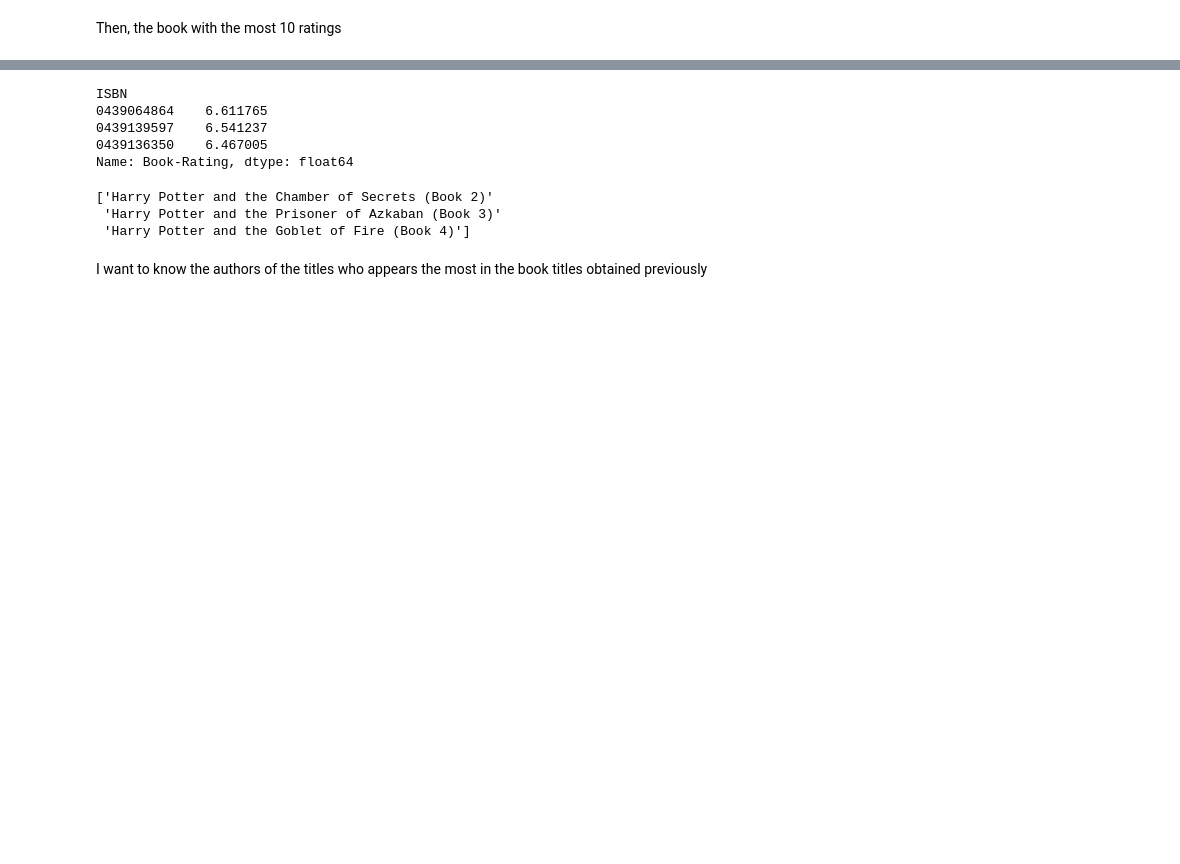
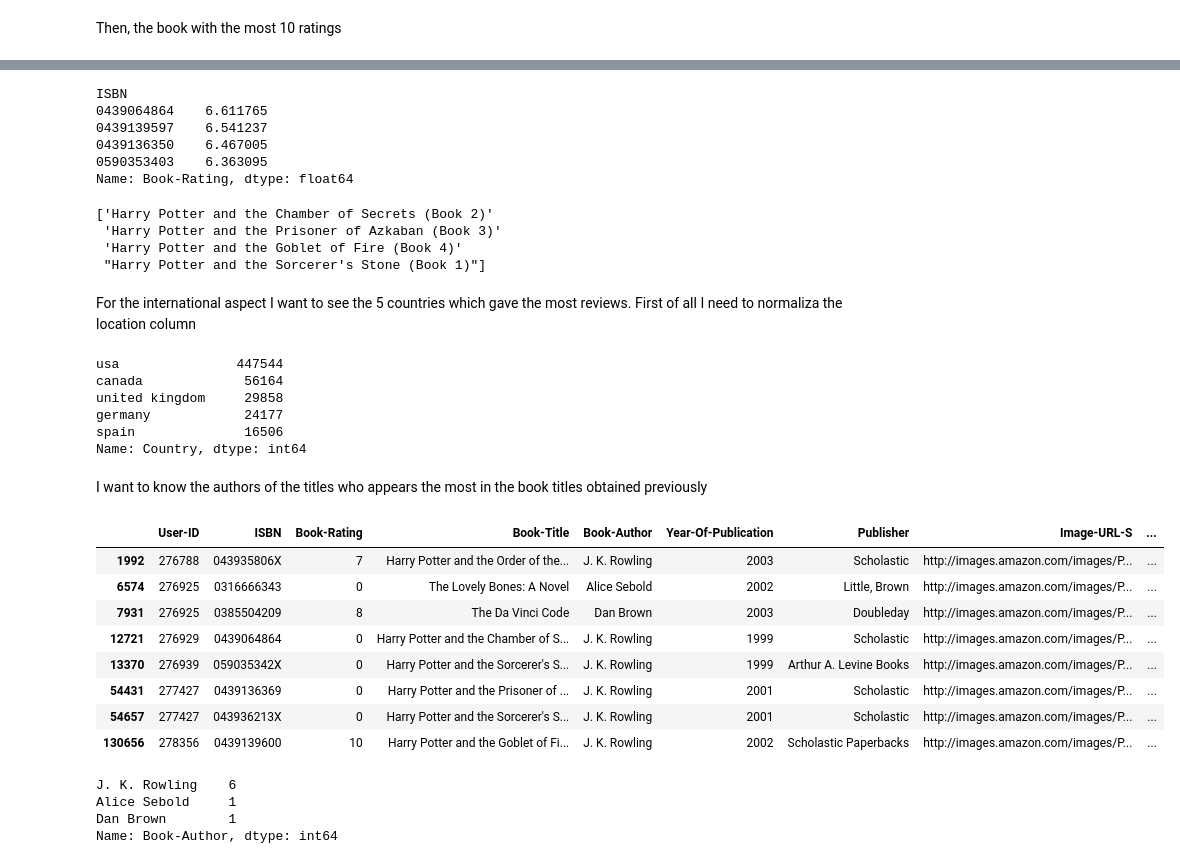
Before and after one commit to CalinZavoi/Book_Store, a Jupyter notebook: Zavoi_Calin_project.ipynb, the cells around one changed output, grey strips where cells are left out. Cells and saved outputs as stored; diff of their text form; code cells hidden in the pictures; blank space fills up the shorter version.

Commit message:
Obtain top 3 authors

```diff
--- a/Zavoi_Calin_project.ipynb
+++ b/Zavoi_Calin_project.ipynb
@@ -236,7 +240,7 @@ ratings_10 = ratings_books[ratings_books['Book-Rating'] == 10]
 
 ratings_10_count = ratings_10.groupby('ISBN').size()
 
-isbn_with_most_10_ratings = ratings_10_count.nlargest(3)
+isbn_with_most_10_ratings = ratings_10_count.nlargest(4)
 
 print(isbn_with_most_10_ratings)
 # %% [output]
@@ -263,7 +267,7 @@ filtered_books = average_ratings[rating_counts >= 100]
 
 sorted_books = filtered_books.sort_values(ascending=False)
 
-top_books = sorted_books.head(3)
+top_books = sorted_books.head(4)
 
 print(top_books)
 # %% [output]
@@ -271,6 +275,7 @@ ISBN
 0439064864    6.611765
 0439139597    6.541237
 0439136350    6.467005
+0590353403    6.363095
 Name: Book-Rating, dtype: float64
 # %%
 top_avg_over_100 = ratings_books[ratings_books['ISBN'].isin(top_books.index)]
@@ -279,4 +284,8 @@ print(top_avg_over_100['Book-Title'].unique())
 # %% [output]
 ['Harry Potter and the Chamber of Secrets (Book 2)'
  'Harry Potter and the Prisoner of Azkaban (Book 3)'
- 'Harry Potter and the Goblet of Fire (Book 4)']
+ 'Harry Potter and the Goblet of Fire (Book 4)'
+ "Harry Potter and the Sorcerer's Stone (Book 1)"]
+# %% [markdown]
+For the international aspect I want to see the 5 countries which gave the most reviews.
+First of all I need to normaliza the location column
@@ -283,2 +302,51 @@ print(top_avg_over_100['Book-Title'].unique())
+# %%
+nan_country_entries = ratings_users[ratings_users['Country'].notna()]
+
+# display(nan_country_entries)
+
+most_reviewed_country = ratings_users['Country'].value_counts().head(5)
+print(most_reviewed_country)
+# %% [output]
+usa               447544
+canada             56164
+united kingdom     29858
+germany            24177
+spain              16506
+Name: Country, dtype: int64
 # %% [markdown]
 I want to know the authors of the titles who appears the most in the book titles obtained previously
+# %%
+l_books_avg = list(top_avg_over_100['Book-Title'].unique())
+
+l_books_10 = list(highest_10_ratings_books['Book-Title'].unique())
+
+l_best_books = l_books_avg + l_books_10
+
+l_best_books = list(set(l_best_books))
+
+# print(l_best_books)
+
+
+best_auth = ratings_books[ratings_books['Book-Title'].isin(l_best_books)]
+best_auth = best_auth.drop_duplicates(subset=['Book-Title'])
+
+display(best_auth)
+
+
+top_authors = best_auth['Book-Author'].value_counts().head(4)
+
+print(top_authors)
+# %% [output]
+|  | User-ID | ISBN | Book-Rating | Book-Title | Book-Author | Year-Of-Publication | Publisher | Image-URL-S | ... |
+| 1992 | 276788 | 043935806X | 7 | Harry Potter and the Order of the... | J. K. Rowling | 2003 | Scholastic | http://images.amazon.com/images/P... | ... |
+| 6574 | 276925 | 0316666343 | 0 | The Lovely Bones: A Novel | Alice Sebold | 2002 | Little, Brown | http://images.amazon.com/images/P... | ... |
+| 7931 | 276925 | 0385504209 | 8 | The Da Vinci Code | Dan Brown | 2003 | Doubleday | http://images.amazon.com/images/P... | ... |
+| 12721 | 276929 | 0439064864 | 0 | Harry Potter and the Chamber of S... | J. K. Rowling | 1999 | Scholastic | http://images.amazon.com/images/P... | ... |
+| 13370 | 276939 | 059035342X | 0 | Harry Potter and the Sorcerer's S... | J. K. Rowling | 1999 | Arthur A. Levine Books | http://images.amazon.com/images/P... | ... |
+| 54431 | 277427 | 0439136369 | 0 | Harry Potter and the Prisoner of ... | J. K. Rowling | 2001 | Scholastic | http://images.amazon.com/images/P... | ... |
+| 54657 | 277427 | 043936213X | 0 | Harry Potter and the Sorcerer's S... | J. K. Rowling | 2001 | Scholastic | http://images.amazon.com/images/P... | ... |
+| 130656 | 278356 | 0439139600 | 10 | Harry Potter and the Goblet of Fi... | J. K. Rowling | 2002 | Scholastic Paperbacks | http://images.amazon.com/images/P... | ... |
+J. K. Rowling    6
+Alice Sebold     1
+Dan Brown        1
+Name: Book-Author, dtype: int64
```
Also changed, not shown: parts of 7 cells of this notebook.
